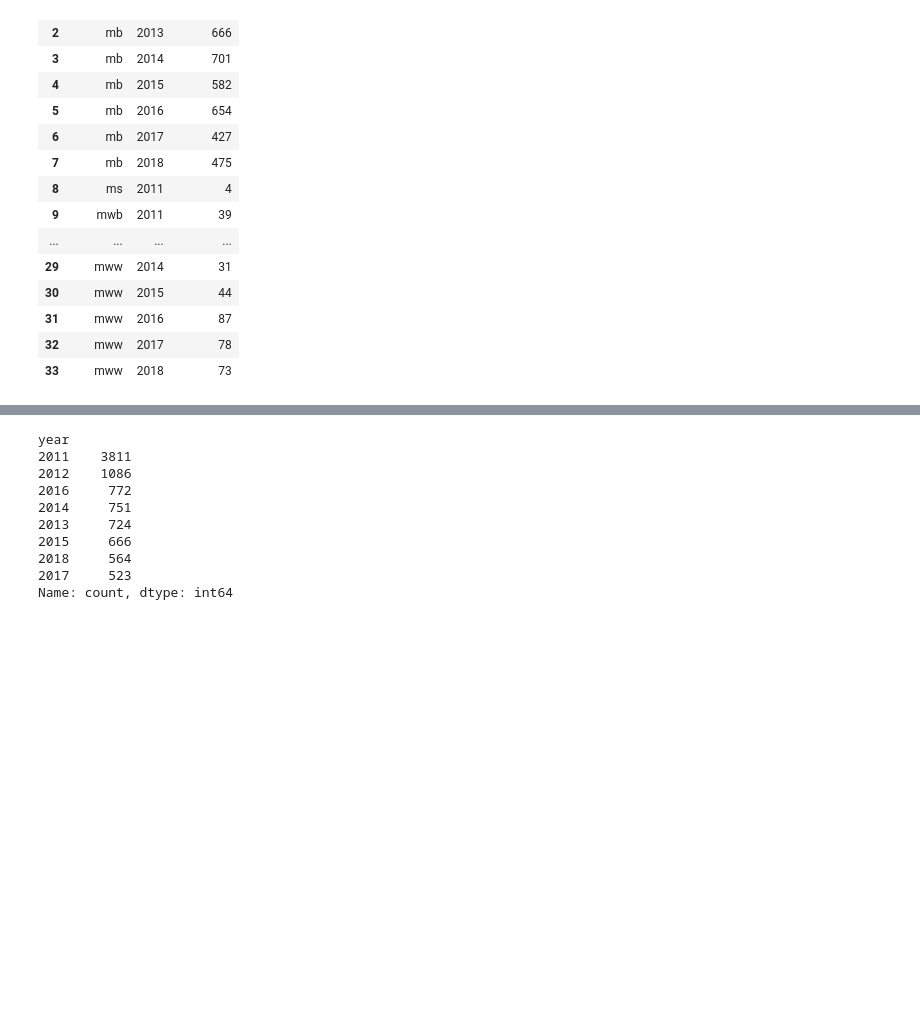
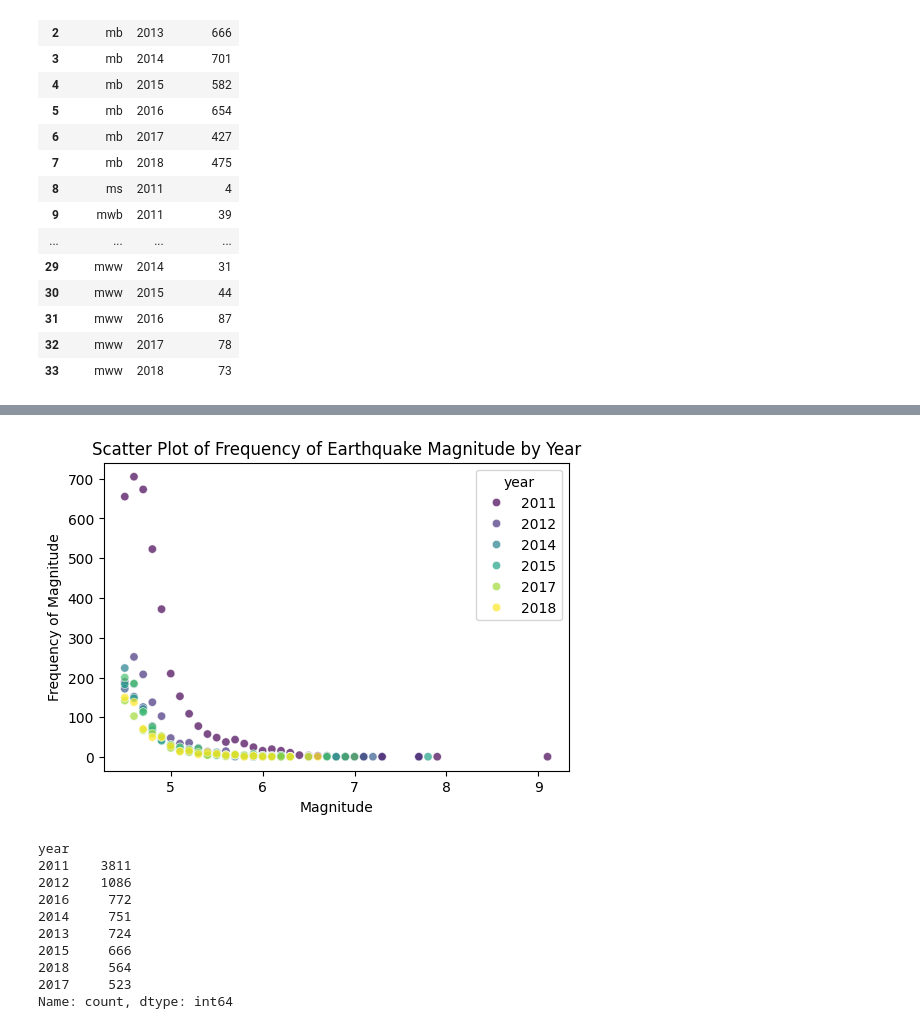
Before and after one commit to Twujira/TigistData110, a Jupyter notebook: Project2_Japanquake.ipynb, the cells around one changed output, grey strips where cells are left out. Cells and saved outputs as stored; diff of their text form; code cells hidden in the pictures; blank space fills up the shorter version.

```diff
--- a/Project2_Japanquake.ipynb
+++ b/Project2_Japanquake.ipynb
@@ -178,3 +249,33 @@ Quake_Group
+# %%
+import seaborn as sns
+import matplotlib.pyplot as plt
+
+# Assuming you have filtered_JapanQuakes DataFrame with columns:
+# 'latitude', 'longitude', 'magType', 'year', 'mag'
+
+# Group the data by year and magnitude, then calculate the frequency of each combination
+Quake_Group = filtered_JapanQuakes.groupby(['year', 'mag']).size().reset_index(name='frequency')
+
+# Create a scatter plot with year on the x-axis and frequency of magnitude on the y-axis
+plt.figure(figsize=(6, 4))
+sns.scatterplot(
+    data=Quake_Group,
+    x='mag',
+    y='frequency',
+    hue='year',  # Optional: Color points by magnitude for better differentiation
+    palette='viridis',  # Choose a color palette
+    alpha=0.7,  # Set the transparency level of the points
+)
+
+# Set plot title and labels
+plt.title('Scatter Plot of Frequency of Earthquake Magnitude by Year')
+plt.xlabel('Magnitude')
+plt.ylabel('Frequency of Magnitude')
+
+# Display the plot
+plt.show()
+# %% [output]
+[figure, added]
 # %%
 year_counts = filtered_JapanQuakes['year'].value_counts()
 year_counts
```
Also changed, not shown: parts of 10 cells of this notebook.
